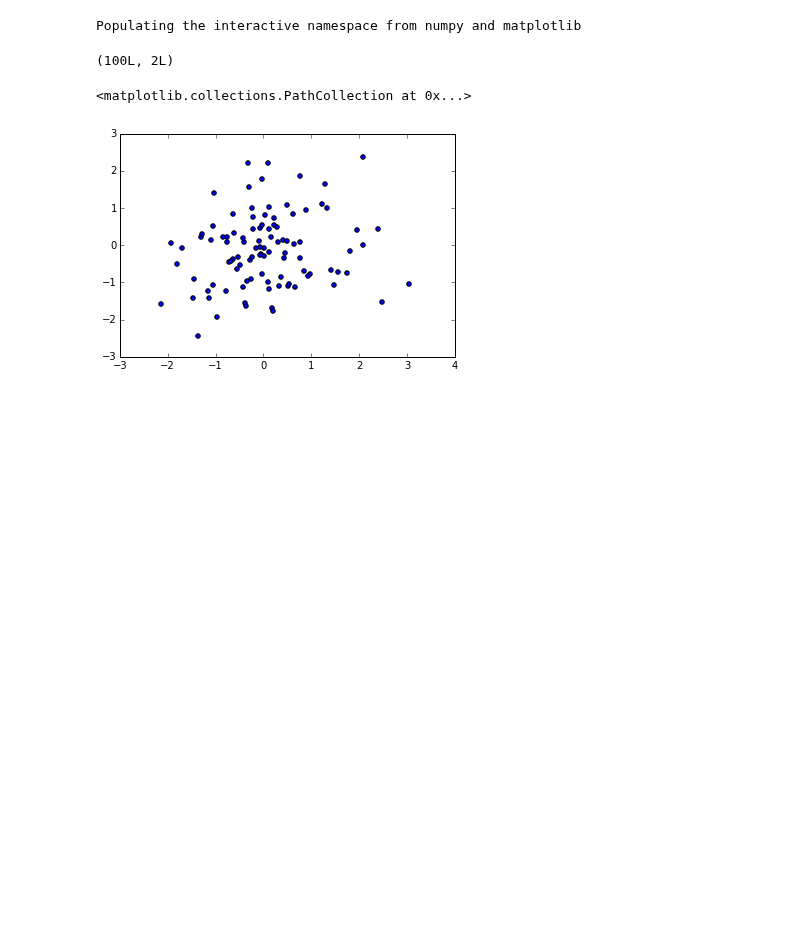
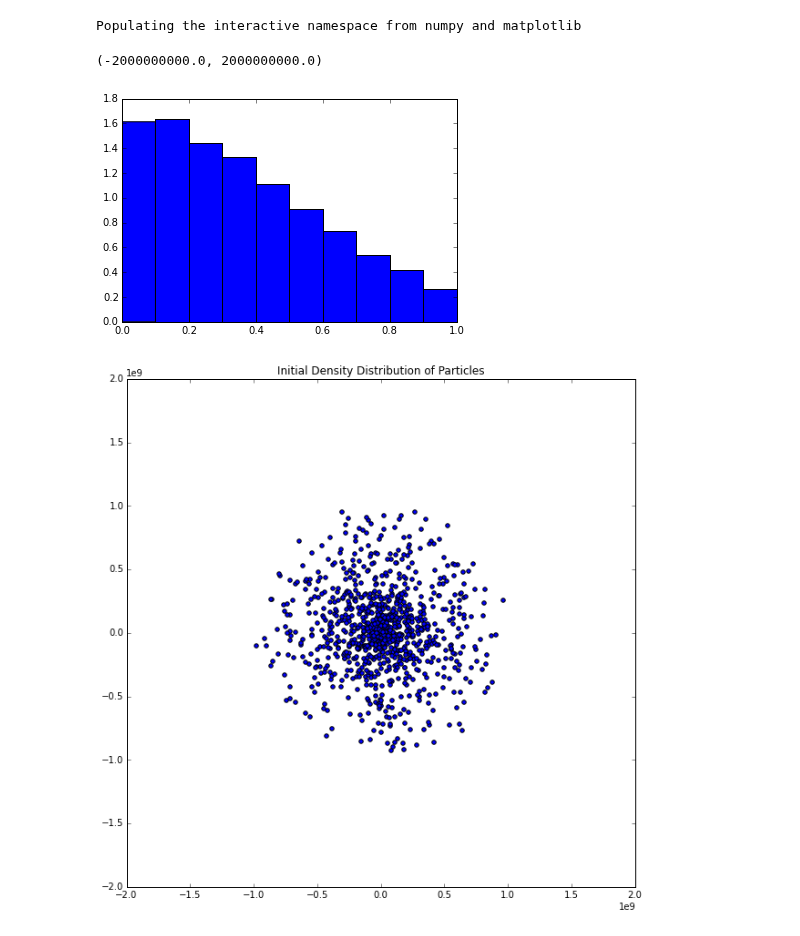
Before and after one commit to saichikine/Jupiter_SPH, a Jupyter notebook: distribution_test.ipynb, the cells around one changed output. Cells and saved outputs as stored; diff of their text form; code cells hidden in the pictures; blank space fills up the shorter version.

Commit message:
Created a file to test out various normal distribution parameters. Integrating it into main now

```diff
--- a/distribution_test.ipynb
+++ b/distribution_test.ipynb
@@ -15,13 +15,25 @@ import numba as nb
 import time
 # %% [output]
 Populating the interactive namespace from numpy and matplotlib
-# %%
-mean = np.array([0,0])
-var = np.array([[1,0], [0,1]])
-particles = np.random.multivariate_normal(mean, var, size = 100)
-print particles.shape
-plt.scatter(particles[:,0], particles[:,1])
-# %% [output]
-(100L, 2L)
-<matplotlib.collections.PathCollection at 0x...>
-[figure, removed]
+# %%
+RJupiter = 1e9
+lower, upper = 0, 1
+mu, sigma = 0, 0.5
+X = stats.truncnorm(
+    (lower - mu) / sigma, (upper - mu) / sigma, loc=mu, scale=sigma)
+plt.hist(X.rvs(10000), normed=True)
+
+nParticles = 1000
+radiusDistribution = X.rvs(nParticles) * RJupiter
+thetaDistribution = np.random.uniform(0, 2*np.pi, size=nParticles)
+
+plt.figure(figsize=(10,10))
+plt.scatter(radiusDistribution*np.cos(thetaDistribution), \
+            radiusDistribution*np.sin(thetaDistribution))
+plt.title("Initial Density Distribution of Particles")
+plt.xlim(-2e9,2e9)
+plt.ylim(-2e9,2e9)
+# %% [output]
+(-2000000000.0, 2000000000.0)
+[figure, added]
+[figure, added]
```
Also changed, not shown: 2 other files.
